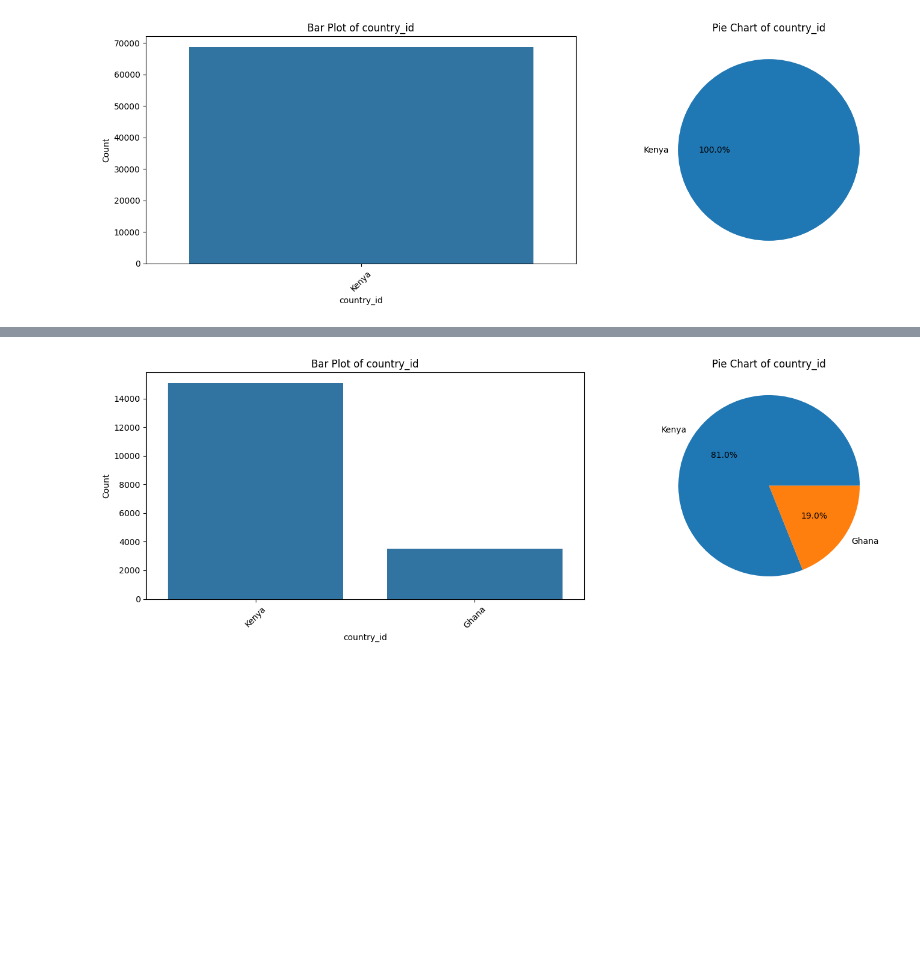
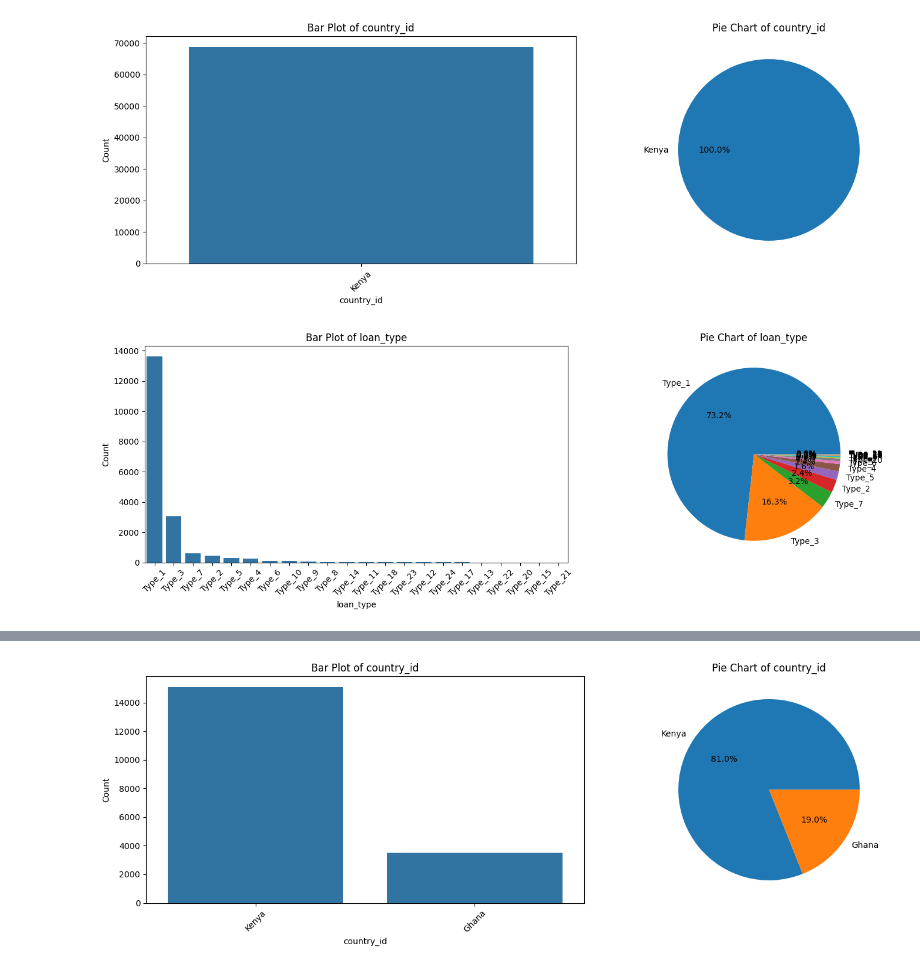
Before and after one commit to nyashaChiza/african-credit-scoring-challenge, a Jupyter notebook: notebooks/Starter_Notebook_.ipynb, the cells around one changed output, grey strips where cells are left out. Drawn from its saved outputs; the diff is of its cells as text; code cells hidden in the pictures; blank space fills up the shorter version.

```diff
--- a/notebooks/Starter_Notebook_.ipynb
+++ b/notebooks/Starter_Notebook_.ipynb
@@ -177,3 +179,7 @@ def plot_categorical(df, column):
 plot_categorical(train, 'country_id')
 # %% [output]
 [figure]
+# %%
+plot_categorical(test, 'loan_type')
+# %% [output]
+[figure, added]
```
Also changed, not shown: parts of 14 cells of this notebook, 2 other files.
